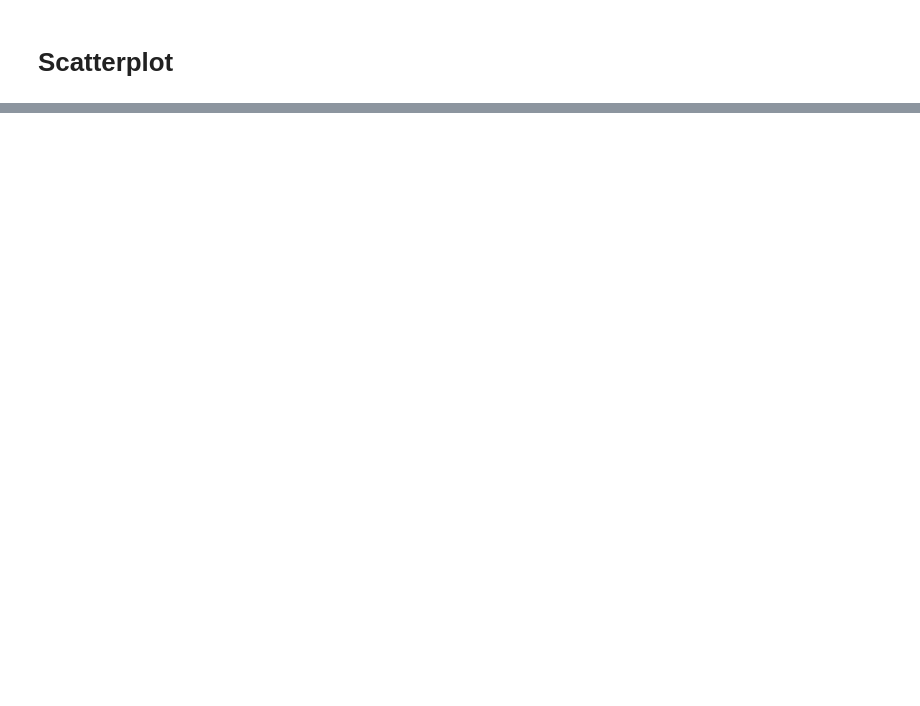
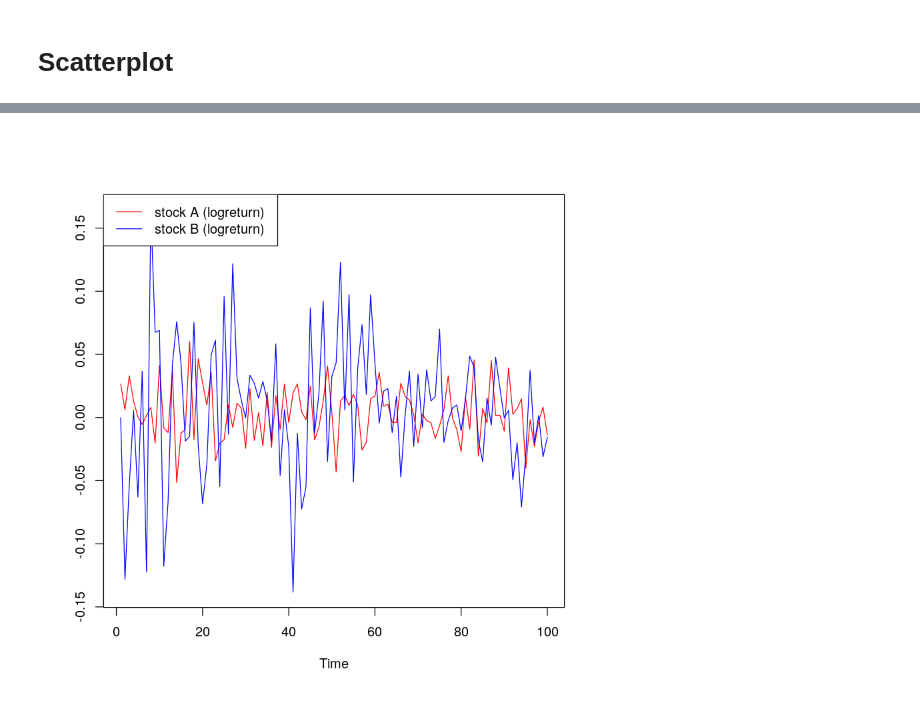
Before and after one commit to denglert/R-sandbox, a Jupyter notebook: datacamp/Time_series/scatterplots.ipynb, the cells around one changed output, grey strips where cells are left out. Cells and saved outputs as stored; diff of their text form; code cells hidden in the pictures; blank space fills up the shorter version.

```diff
--- a/datacamp/Time_series/scatterplots.ipynb
+++ b/datacamp/Time_series/scatterplots.ipynb
@@ -18,0 +18,8 @@ legend("topleft", c("A","B"), lty=1, col=c("red","blue"))
+# %%
+stock_a_logreturn = diff(log(stock_a_array))
+stock_b_logreturn = diff(log(stock_b_array))
+# %%
+ts.plot(cbind(stock_a_logreturn, stock_b_logreturn), col=c('red', 'blue'), lty=1)
+legend("topleft", c("stock A (logreturn)","stock B (logreturn)"), lty=1, col=c("red","blue"))
+# %% [output]
+[figure, added]
```
Also changed, not shown: parts of 33 cells of this notebook.
